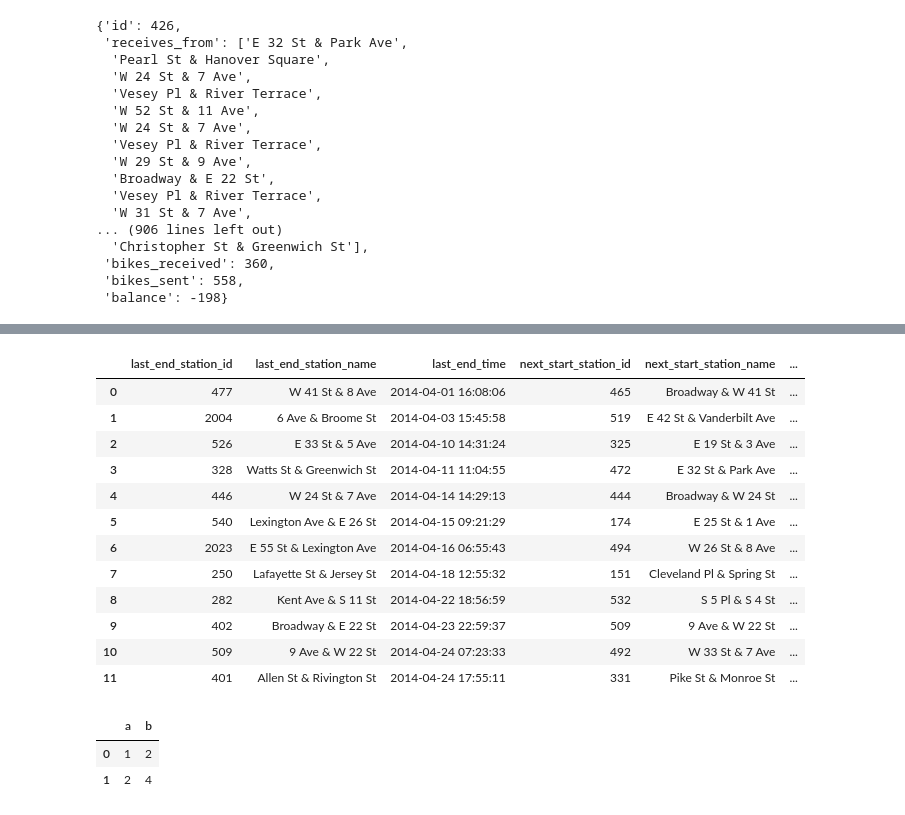
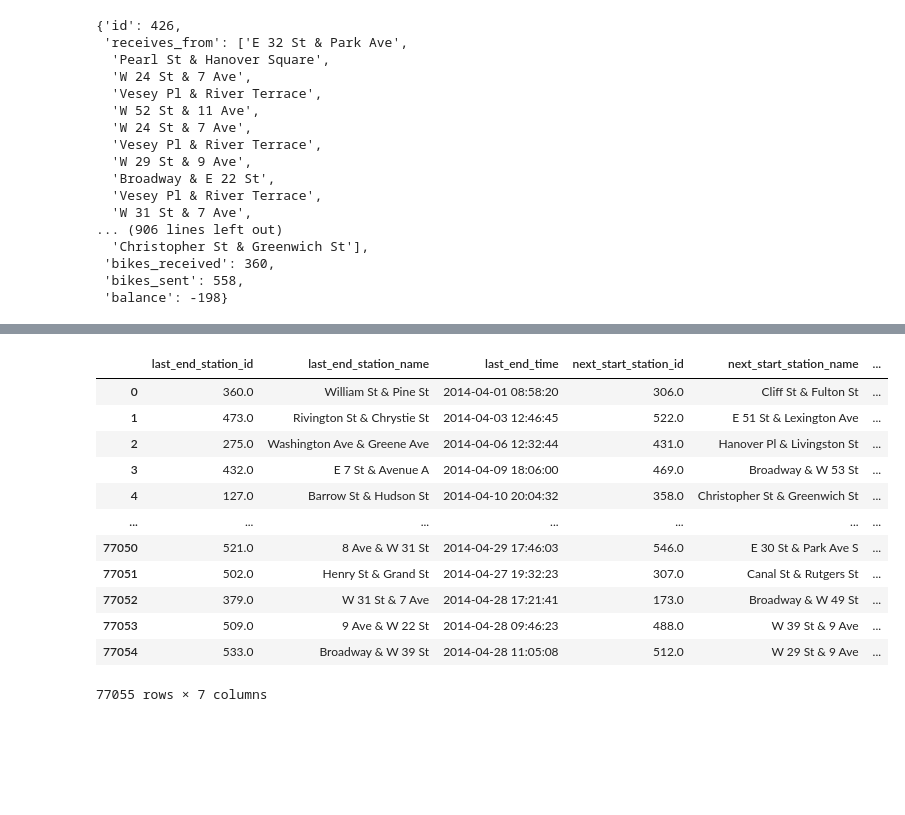
Before and after one commit to gerardrius/Final, a Jupyter notebook: test.ipynb, the cells around one changed output, grey strips where cells are left out. Drawn from its saved outputs; the diff is of its cells as text; code cells hidden in the pictures; blank space fills up the shorter version.

```diff
--- a/test.ipynb
+++ b/test.ipynb
@@ -303,22 +280,8 @@ def all_transfers (df):
     for bike_id in df['bike_id'].unique():
         dataframes_list.append(single_bike_truck_transfers (df, bike_id))
 
-    return dataframes_list
+    all_transfers_df = pd.concat(dataframes_list, ignore_index = True)
+    all_transfers_df.sort_values(by = ['last_end_time']).reset_index(drop = True, inplace = True)
+    return all_transfers_df
 # %%
-list_of_dataframes = all_transfers (apr_14)
+total_transfers = all_transfers (apr_14)
-# %%
-list_of_dataframes[645]
-# %% [output]
-|  | last_end_station_id | last_end_station_name | last_end_time | next_start_station_id | next_start_station_name | ... |
-| 0 | 477 | W 41 St & 8 Ave | 2014-04-01 16:08:06 | 465 | Broadway & W 41 St | ... |
-| 1 | 2004 | 6 Ave & Broome St | 2014-04-03 15:45:58 | 519 | E 42 St & Vanderbilt Ave | ... |
-| 2 | 526 | E 33 St & 5 Ave | 2014-04-10 14:31:24 | 325 | E 19 St & 3 Ave | ... |
-| 3 | 328 | Watts St & Greenwich St | 2014-04-11 11:04:55 | 472 | E 32 St & Park Ave | ... |
-| 4 | 446 | W 24 St & 7 Ave | 2014-04-14 14:29:13 | 444 | Broadway & W 24 St | ... |
-| 5 | 540 | Lexington Ave & E 26 St | 2014-04-15 09:21:29 | 174 | E 25 St & 1 Ave | ... |
-| 6 | 2023 | E 55 St & Lexington Ave | 2014-04-16 06:55:43 | 494 | W 26 St & 8 Ave | ... |
-| 7 | 250 | Lafayette St & Jersey St | 2014-04-18 12:55:32 | 151 | Cleveland Pl & Spring St | ... |
-| 8 | 282 | Kent Ave & S 11 St | 2014-04-22 18:56:59 | 532 | S 5 Pl & S 4 St | ... |
-| 9 | 402 | Broadway & E 22 St | 2014-04-23 22:59:37 | 509 | 9 Ave & W 22 St | ... |
-| 10 | 509 | 9 Ave & W 22 St | 2014-04-24 07:23:33 | 492 | W 33 St & 7 Ave | ... |
-| 11 | 401 | Allen St & Rivington St | 2014-04-24 17:55:11 | 331 | Pike St & Monroe St | ... |
@@ -333,6 +288,16 @@ dataframes_list = [a, b, c]
-# %%
-dataframes_list[0]
-# %% [output]
-|  | a | b |
-| 0 | 1 | 2 |
-| 1 | 2 | 4 |
+# %%
+total_transfers
+# %% [output]
+|  | last_end_station_id | last_end_station_name | last_end_time | next_start_station_id | next_start_station_name | ... |
+| 0 | 360.0 | William St & Pine St | 2014-04-01 08:58:20 | 306.0 | Cliff St & Fulton St | ... |
+| 1 | 473.0 | Rivington St & Chrystie St | 2014-04-03 12:46:45 | 522.0 | E 51 St & Lexington Ave | ... |
+| 2 | 275.0 | Washington Ave & Greene Ave | 2014-04-06 12:32:44 | 431.0 | Hanover Pl & Livingston St | ... |
+| 3 | 432.0 | E 7 St & Avenue A | 2014-04-09 18:06:00 | 469.0 | Broadway & W 53 St | ... |
+| 4 | 127.0 | Barrow St & Hudson St | 2014-04-10 20:04:32 | 358.0 | Christopher St & Greenwich St | ... |
+| ... | ... | ... | ... | ... | ... | ... |
+| 77050 | 521.0 | 8 Ave & W 31 St | 2014-04-29 17:46:03 | 546.0 | E 30 St & Park Ave S | ... |
+| 77051 | 502.0 | Henry St & Grand St | 2014-04-27 19:32:23 | 307.0 | Canal St & Rutgers St | ... |
+| 77052 | 379.0 | W 31 St & 7 Ave | 2014-04-28 17:21:41 | 173.0 | Broadway & W 49 St | ... |
+| 77053 | 509.0 | 9 Ave & W 22 St | 2014-04-28 09:46:23 | 488.0 | W 39 St & 9 Ave | ... |
+| 77054 | 533.0 | Broadway & W 39 St | 2014-04-28 11:05:08 | 512.0 | W 29 St & 9 Ave | ... |
+77055 rows × 7 columns
```
Also changed, not shown: parts of 6 cells of this notebook, 1 other file.
